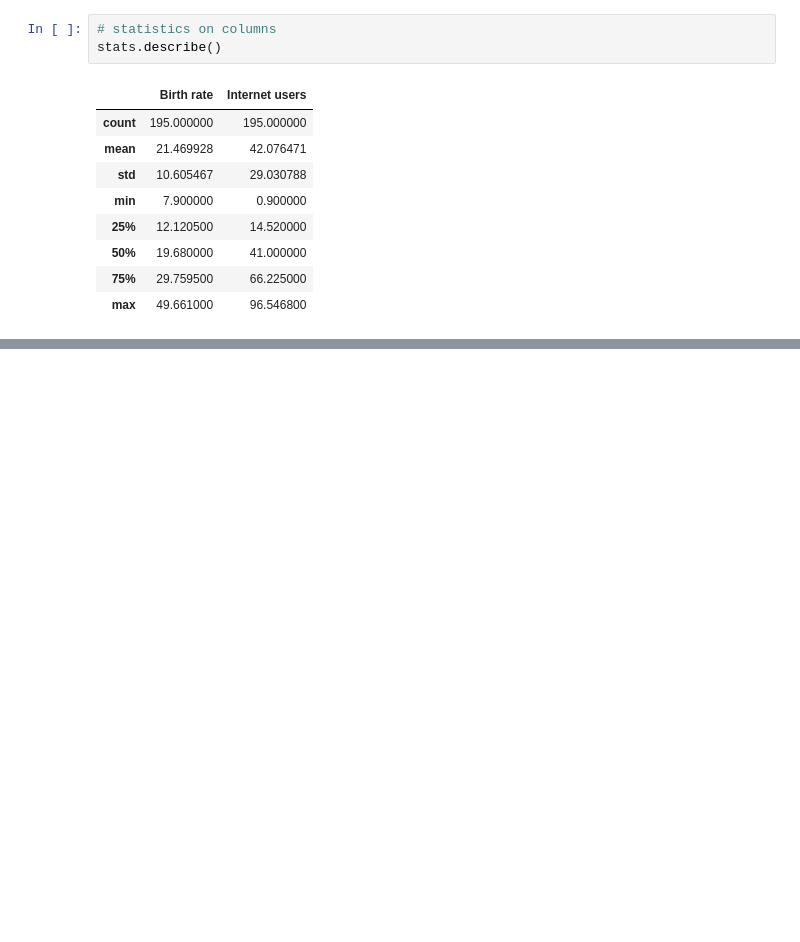
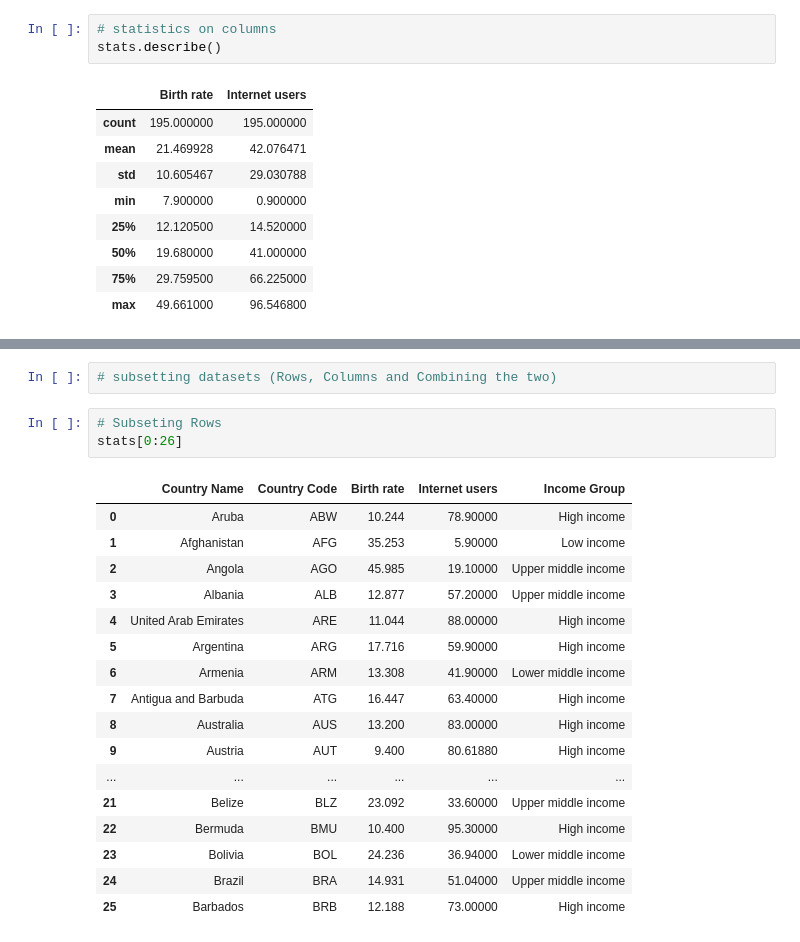
Before and after one commit to EugeneZnm/World-Demographic-Data-Analyisis, a Jupyter notebook: World Trends Analysis.ipynb, the cells around one changed output, grey strips where cells are left out. Drawn from its saved outputs; the diff is of its cells as text; blank space fills up the shorter version.

```diff
--- a/World Trends Analysis.ipynb
+++ b/World Trends Analysis.ipynb
@@ -87,0 +94,23 @@ stats.describe()
+# %%
+# subsetting datasets (Rows, Columns and Combining the two)
+# %%
+# Subseting Rows
+stats[0:26]
+# %% [output]
+|  | Country Name | Country Code | Birth rate | Internet users | Income Group |
+| 0 | Aruba | ABW | 10.244 | 78.90000 | High income |
+| 1 | Afghanistan | AFG | 35.253 | 5.90000 | Low income |
+| 2 | Angola | AGO | 45.985 | 19.10000 | Upper middle income |
+| 3 | Albania | ALB | 12.877 | 57.20000 | Upper middle income |
+| 4 | United Arab Emirates | ARE | 11.044 | 88.00000 | High income |
+| 5 | Argentina | ARG | 17.716 | 59.90000 | High income |
+| 6 | Armenia | ARM | 13.308 | 41.90000 | Lower middle income |
+| 7 | Antigua and Barbuda | ATG | 16.447 | 63.40000 | High income |
+| 8 | Australia | AUS | 13.200 | 83.00000 | High income |
+| 9 | Austria | AUT | 9.400 | 80.61880 | High income |
+| ... | ... | ... | ... | ... | ... |
+| 21 | Belize | BLZ | 23.092 | 33.60000 | Upper middle income |
+| 22 | Bermuda | BMU | 10.400 | 95.30000 | High income |
+| 23 | Bolivia | BOL | 24.236 | 36.94000 | Lower middle income |
+| 24 | Brazil | BRA | 14.931 | 51.04000 | Upper middle income |
+| 25 | Barbados | BRB | 12.188 | 73.00000 | High income |
```
Also changed, not shown: parts of 3 cells of this notebook.
